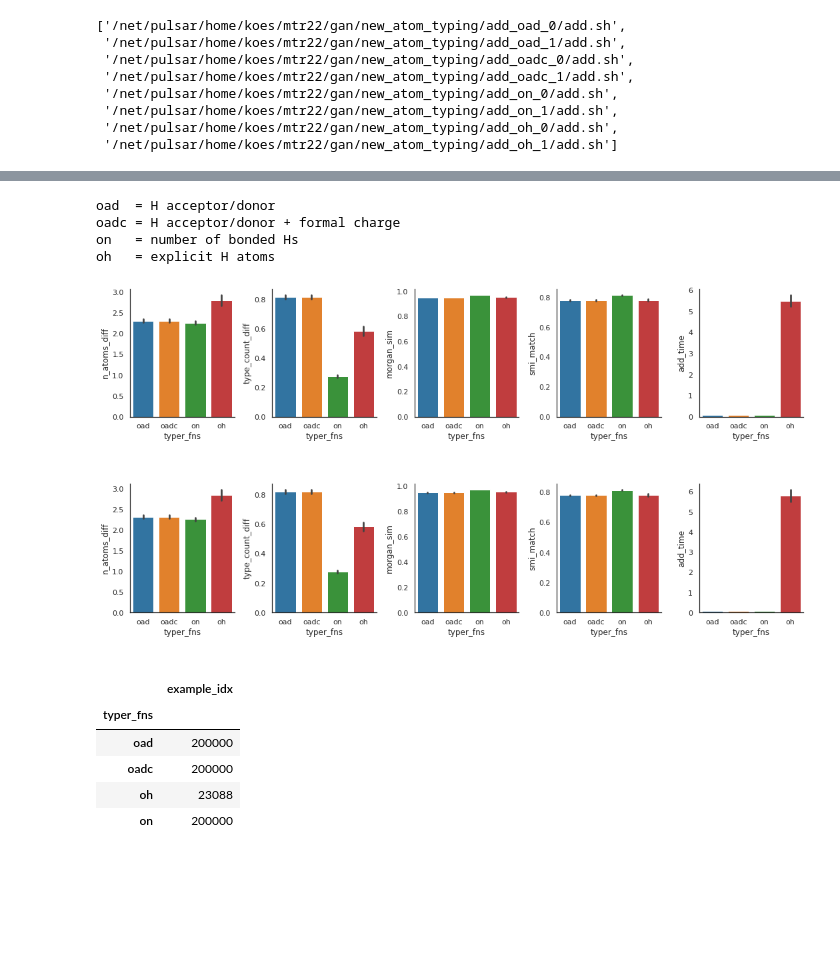
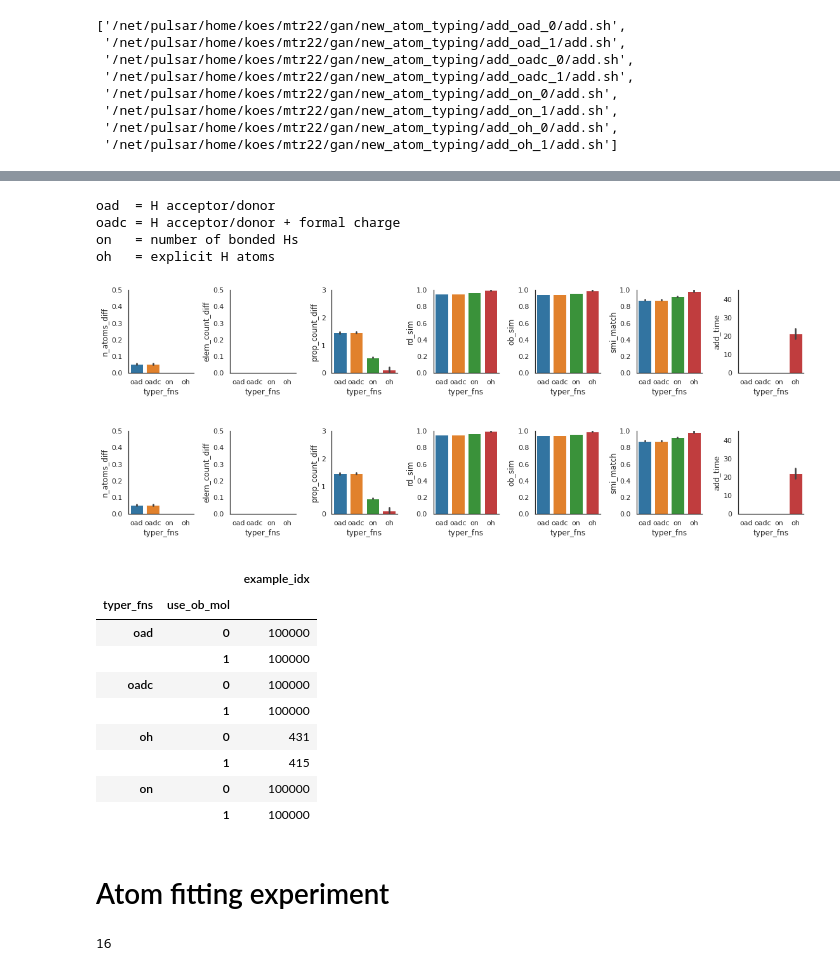
Before and after one commit to mattragoza/ipython-notebooks, a Jupyter notebook: new_atom_typing.ipynb, the cells around one changed output, grey strips where cells are left out. Drawn from its saved outputs; the diff is of its cells as text; code cells hidden in the pictures; blank space fills up the shorter version.

Commit message:
set up vector-typed atom fitting experiment, further improved bond adding plots

```diff
--- a/new_atom_typing.ipynb
+++ b/new_atom_typing.ipynb
@@ -187,8 +187,8 @@ for atomic_num in sorted(rec_counts[funcs[0].__name__].keys()):
 sys.path.append('/net/pulsar/home/koes/mtr22')
 import param_search
 
-expt_dir = os.path.join(os.environ['LIGAN_ROOT'], 'new_atom_typing')
-os.chdir(expt_dir)
+add_expt_dir = os.path.join(os.environ['LIGAN_ROOT'], 'new_atom_typing')
+os.chdir(add_expt_dir)
 os.getcwd()
 # %% [output]
 '/net/pulsar/home/koes/mtr22/gan/new_atom_typing'
@@ -207,13 +207,13 @@ len(add_params)
 name_format = 'add_{typer_fns}_{use_ob_mol}'
 template_file = 'add.sh'
 
-job_files = param_search.setup(
-    expt_dir=expt_dir,
+add_job_files = param_search.setup(
+    expt_dir=add_expt_dir,
     name_format=name_format,
     template_file=template_file,
     param_space=add_params,
 )
-job_files
+add_job_files
 # %% [output]
 ['/net/pulsar/home/koes/mtr22/gan/new_atom_typing/add_oad_0/add.sh',
  '/net/pulsar/home/koes/mtr22/gan/new_atom_typing/add_oad_1/add.sh',
@@ -308,4 +309,4 @@ df.set_index(['job_id', 'job_name'])[['runtime', 'node_id', 'job_state', 'stderr
 # %%
-metrics = param_search.metrics(job_files, metric_pat='(.*)metrics')
-metrics
+add_metrics = param_search.metrics(add_job_files, metric_pat='(.*)metrics')
+add_metrics
 # %% [output]
@@ -325,50 +326,68 @@ metrics
 # %%
 import matplotlib.pyplot as plt
 import seaborn as sns
+sns.set_context('notebook')
 
 typer_fn_map = dict(
     oad ='H acceptor/donor',
     oadc='H acceptor/donor + formal charge',
     on  ='number of bonded Hs',
     oh  ='explicit H atoms',
 )
 
-plot_df = metrics.reset_index()
+plot_df = add_metrics.reset_index()
 
 for use_ob_mol in [0, 1]:
     fig = param_search.plot(
         plot_df[plot_df['use_ob_mol'] == use_ob_mol],
         x='typer_fns',
         y=[
             'n_atoms_diff',
-            'type_count_diff',
-            'morgan_sim',
+            'elem_count_diff',
+            'prop_count_diff',
+            'rd_sim',
+            'ob_sim',
             'smi_match',
             'add_time'
         ],
         hue=None,
-        n_cols=5,
-        width=3,
-        height=4,
-        plot_func=sns.barplot
+        n_cols=7,
+        width=2.25,
+        height=3,
+        plot_func=sns.barplot,
+        ylim=dict(
+            n_atoms_diff=[0, 0.5],
+            elem_count_diff=[0, 0.5],
+            prop_count_diff=[0, 3],
+            rd_sim=[0, 1],
+            ob_sim=[0, 1],
+            smi_match=[0, 1],
+            add_time=[0, 45],
+        )
     )
 
 print('\n'.join(
     '{} = {}'.format(tf.ljust(4), typer_fn_map[tf]) for tf in ['oad', 'oadc', 'on', 'oh']
 ))
 # %% [output]
 oad  = H acceptor/donor
 oadc = H acceptor/donor + formal charge
 on   = number of bonded Hs
 oh   = explicit H atoms
-[figure, old version]
+[figure, new version]
-[figure, old version]
+[figure, new version]
 # %%
-metrics.groupby('typer_fns')[['example_idx']].count()
+add_metrics.groupby(['typer_fns', 'use_ob_mol'])[['example_idx']].count()
 # %% [output]
-|  | example_idx |
-| typer_fns |  |
-| oad | 200000 |
-| oadc | 200000 |
-| oh | 23088 |
-| on | 200000 |
+|  |  | example_idx |
+| typer_fns | use_ob_mol |  |
+| oad | 0 | 100000 |
+|  | 1 | 100000 |
+| oadc | 0 | 100000 |
+|  | 1 | 100000 |
+| oh | 0 | 431 |
+|  | 1 | 415 |
+| on | 0 | 100000 |
+|  | 1 | 100000 |
+# %% [markdown]
+# Atom fitting experiment
@@ -374,0 +401,12 @@ metrics.groupby('typer_fns')[['example_idx']].count()
+# %%
+fit_params = param_search.ParamSpace(
+    data_root ='/net/pulsar/home/koes/paf46_shared/PocketomeGenCross_Output',
+    data_file ='/net/pulsar/home/koes/mtr22/gan/data/it2_tt_0_lowrmsd_train0.types',
+    n_examples= 10,
+    typer_fns = ['oad', 'oadc', 'on', 'oh'],
+    radius_fn = ['v', 'c'],
+    apply_prop_conv = [0, 1],
+)
+len(fit_params)
+# %% [output]
+16
```
Also changed, not shown: parts of 7 cells of this notebook.
